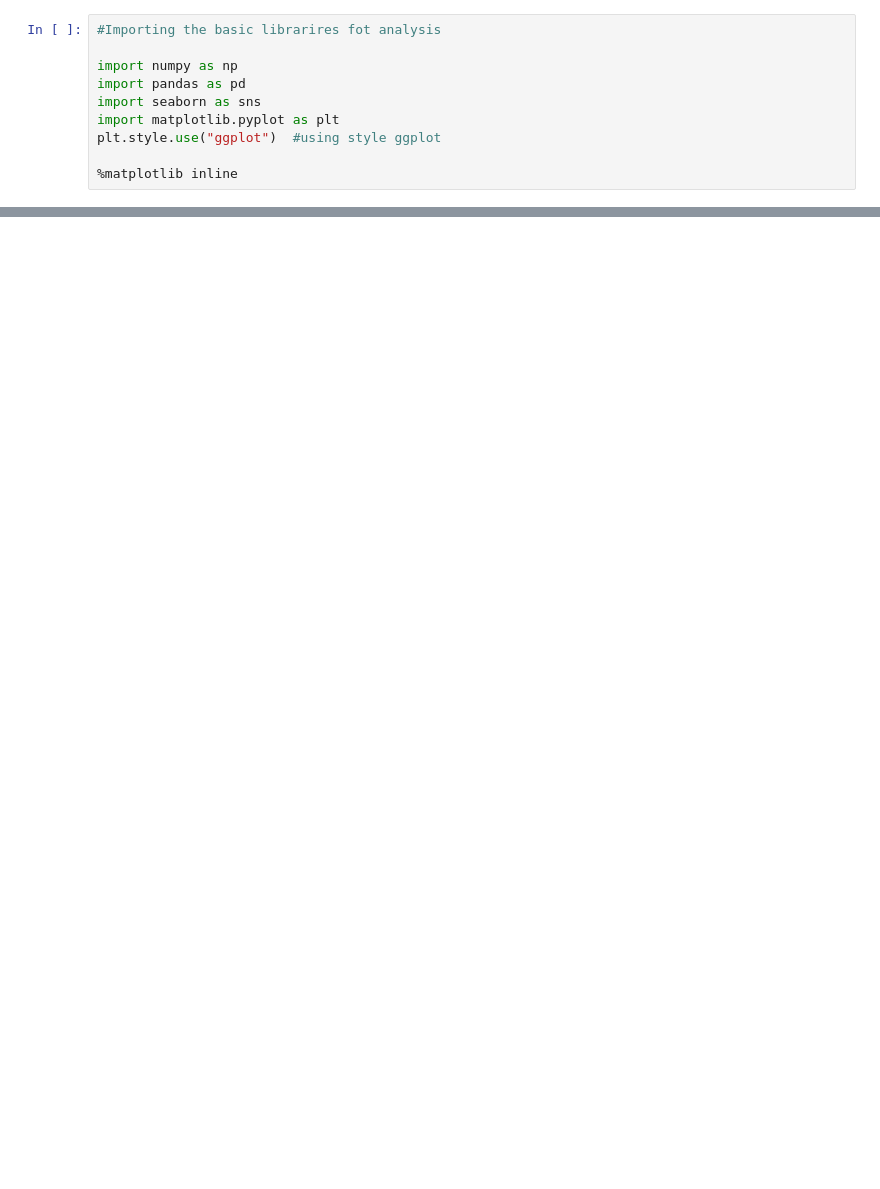
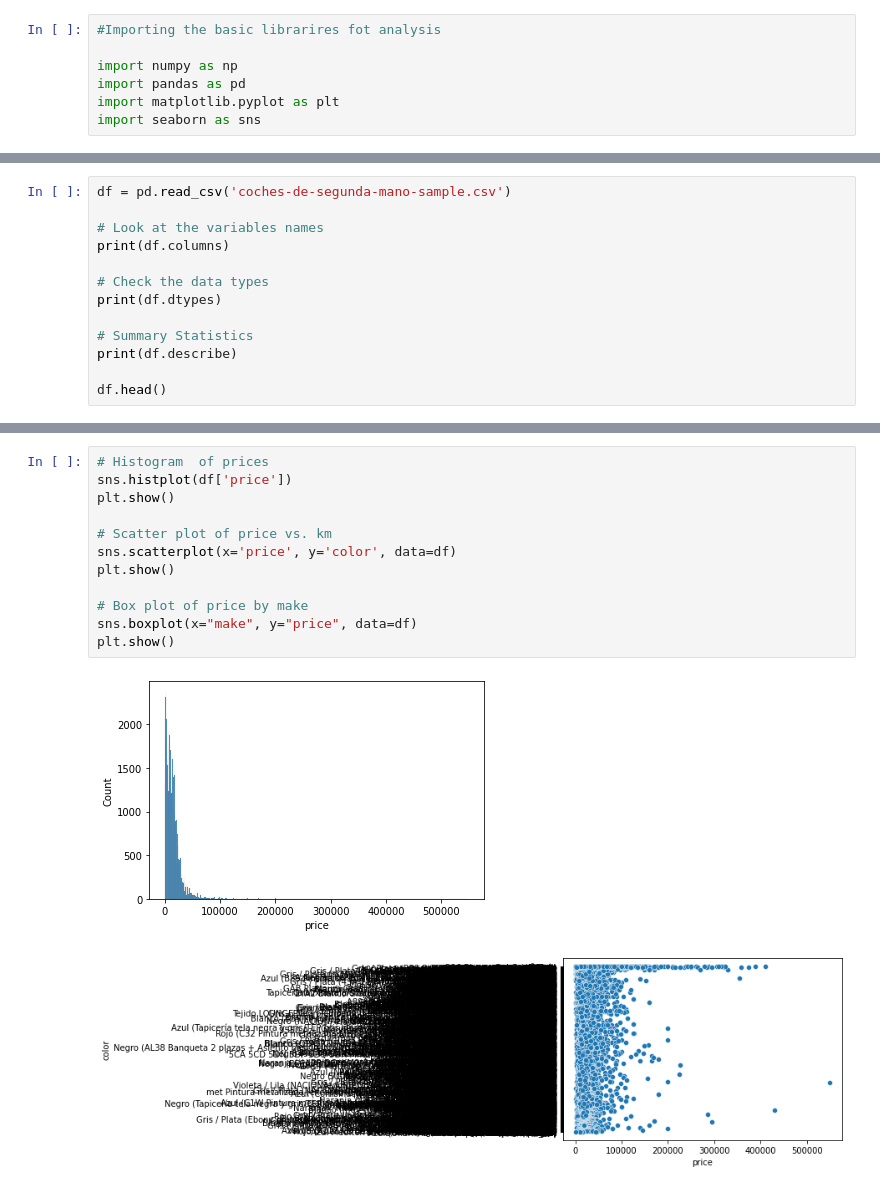
Before and after one commit to Triceratroll/car-price-prediction, a Jupyter notebook: eda.ipynb, the cells around one changed output, grey strips where cells are left out. Drawn from its saved outputs; the diff is of its cells as text; blank space fills up the shorter version.

```diff
--- a/eda.ipynb
+++ b/eda.ipynb
@@ -3,8 +3,5 @@
 
 import numpy as np
 import pandas as pd
+import matplotlib.pyplot as plt
 import seaborn as sns
-import matplotlib.pyplot as plt
-plt.style.use("ggplot")  #using style ggplot
-
-%matplotlib inline
@@ -12,0 +8,13 @@ ModuleNotFoundError: No module named 'seaborn'
+# %%
+df = pd.read_csv('coches-de-segunda-mano-sample.csv')
+
+# Look at the variables names
+print(df.columns)
+
+# Check the data types
+print(df.dtypes)
+
+# Summary Statistics
+print(df.describe)
+
+df.head()
@@ -12,0 +46,15 @@ ModuleNotFoundError: No module named 'seaborn'
+# %%
+# Histogram  of prices
+sns.histplot(df['price'])
+plt.show()
+
+# Scatter plot of price vs. km
+sns.scatterplot(x='price', y='color', data=df)
+plt.show()
+
+# Box plot of price by make
+sns.boxplot(x="make", y="price", data=df)
+plt.show()
+# %% [output]
+[figure, added]
+[figure, added]
```
Also changed, not shown: parts of 7 cells of this notebook.
